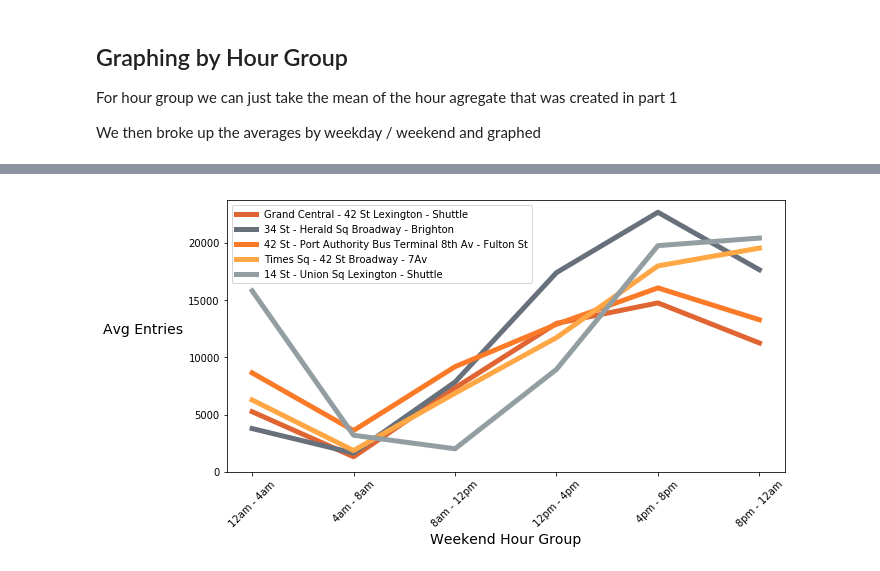
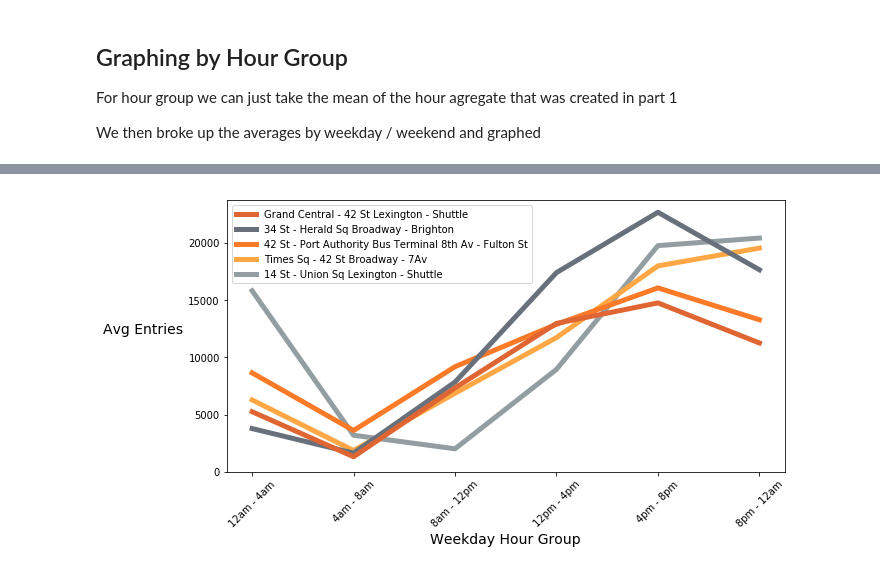
Before and after one commit to TifMoe/benson-project, a Jupyter notebook: 3_GraphingTurnstileData.ipynb, the cells around one changed output, grey strips where cells are left out. Saved outputs shown, nothing was run; the diff lists cells and outputs as text; code cells hidden in the pictures.

```diff
--- a/3_GraphingTurnstileData.ipynb
+++ b/3_GraphingTurnstileData.ipynb
@@ -122,15 +126,16 @@ ax.legend(loc='best');
 # %%
 fig = plt.figure(figsize=(10, 5))
 ax = fig.add_subplot(1, 1, 1)
+ax.plot(formatforgraph(wkendhraggavg,top5[4],'timegroup','entries_diff'), color = colorlist[4], label=top5[4], linewidth = 5)
+ax.plot(formatforgraph(wkendhraggavg,top5[3],'timegroup','entries_diff'), color = colorlist[3], label=top5[3], linewidth = 5)
+ax.plot(formatforgraph(wkendhraggavg,top5[2],'timegroup','entries_diff'), color = colorlist[2], label=top5[2], linewidth = 5)
+ax.plot(formatforgraph(wkendhraggavg,top5[1],'timegroup','entries_diff'), color = colorlist[1], label=top5[1], linewidth = 5)
 ax.plot(formatforgraph(wkendhraggavg,top5[0],'timegroup','entries_diff'), color = colorlist[0], label=top5[0], linewidth = 5)
-ax.plot(formatforgraph(wkendhraggavg,top5[1],'timegroup','entries_diff'), color = colorlist[1], label=top5[1], linewidth = 5)
-ax.plot(formatforgraph(wkendhraggavg,top5[2],'timegroup','entries_diff'), color = colorlist[2], label=top5[2], linewidth = 5)
-ax.plot(formatforgraph(wkendhraggavg,top5[3],'timegroup','entries_diff'), color = colorlist[3], label=top5[3], linewidth = 5)
-ax.plot(formatforgraph(wkendhraggavg,top5[4],'timegroup','entries_diff'), color = colorlist[4], label=top5[4], linewidth = 5)
 ax.set_xticklabels(hrgrouplist, rotation=45, fontsize='medium')
 ax.set_ylim(ymin=0)
-ax.set_xlabel('Weekend Hour Group',fontsize=14)
+ax.set_xlabel('Weekday Hour Group',fontsize=14)
 ax.set_ylabel('Avg Entries',rotation=0, fontsize=14, labelpad=45)
-ax.legend(loc='best');
+handles, labels = ax.get_legend_handles_labels()
+ax.legend(handles[::-1], labels[::-1], loc='best', prop={'size': 10});
 # %% [output]
-[figure, old version]
+[figure, new version]
```
Also changed, not shown: parts of 4 cells of this notebook.
